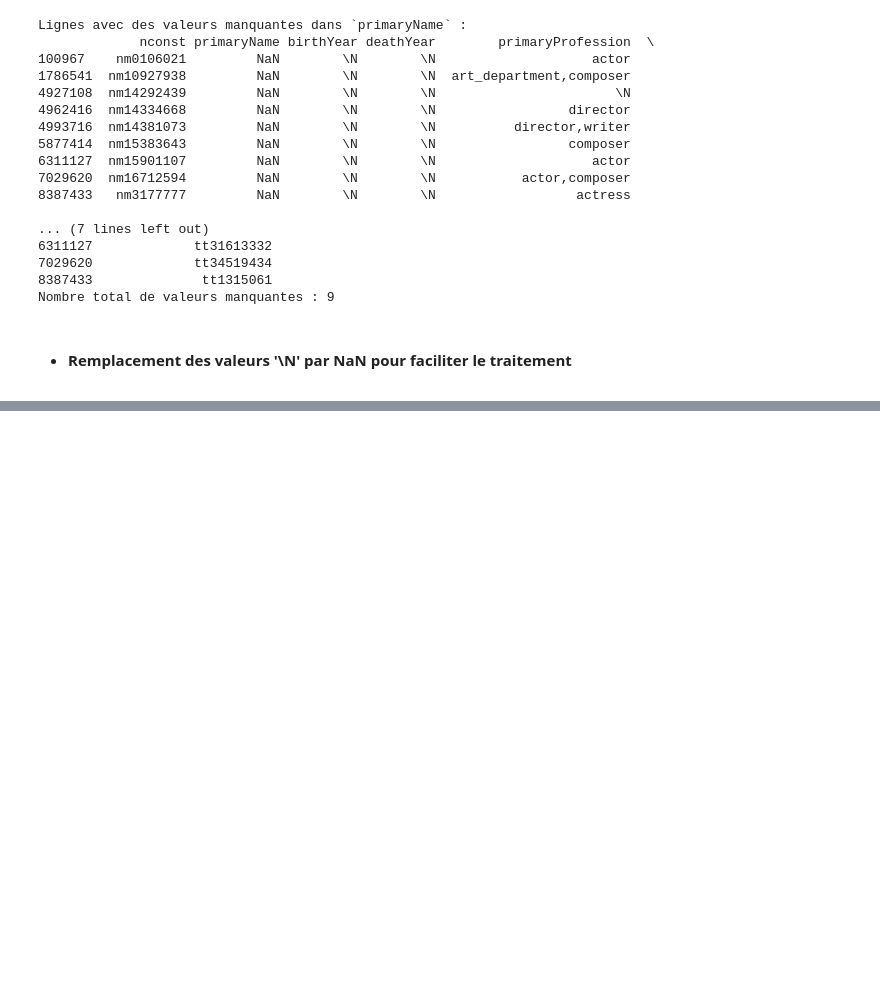
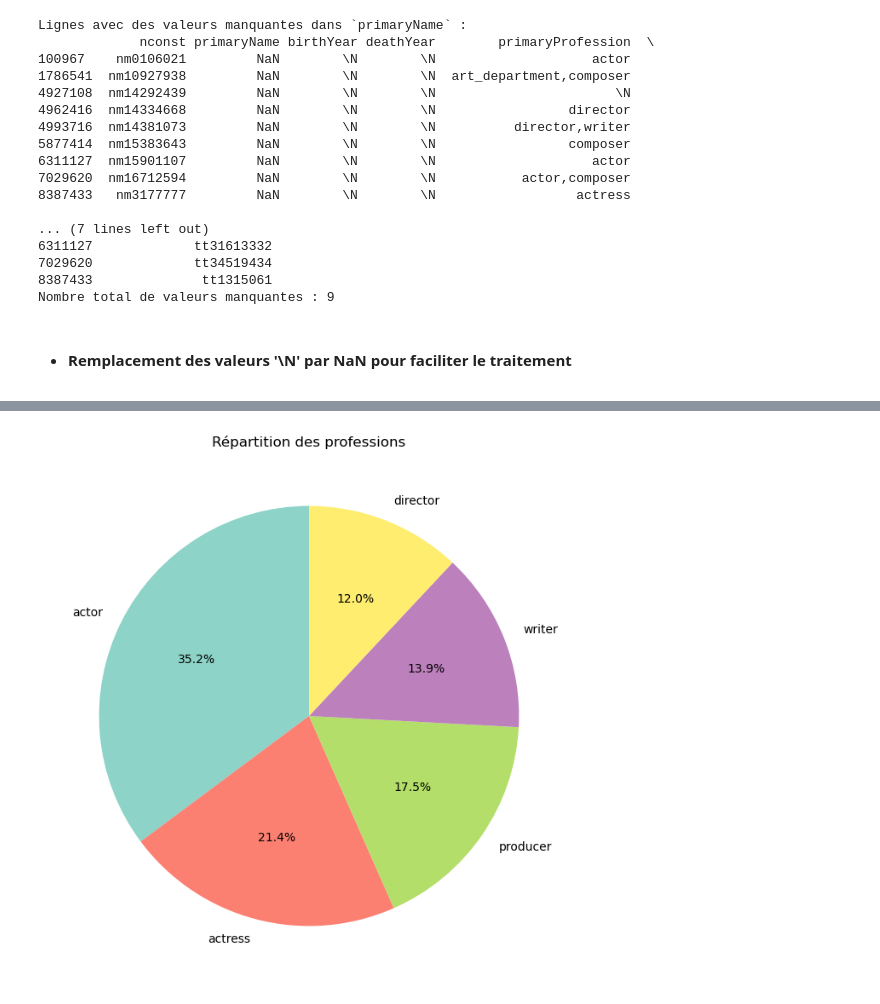
Before and after one commit to jpvt-data/AlgoCinema, a Jupyter notebook: exploration/exploration_name_basics.ipynb, the cells around one changed output, grey strips where cells are left out. Saved outputs shown, nothing was run; the diff lists cells and outputs as text; code cells hidden in the pictures; blank space fills up the shorter version.

```diff
--- a/exploration/exploration_name_basics.ipynb
+++ b/exploration/exploration_name_basics.ipynb
@@ -207,0 +242,10 @@ plt.show()
+# %%
+# 4. Proportions des professions (pie chart)
+plt.figure(figsize=(8, 8))
+profession_pie = df_name_basics['primaryProfession'].value_counts()
+profession_pie.plot.pie(autopct='%1.1f%%', startangle=90, cmap='Set3')
+plt.title("Répartition des professions")
+plt.ylabel("")
+plt.show()
+# %% [output]
+[figure, added]
```
Also changed, not shown: parts of 24 cells of this notebook.
